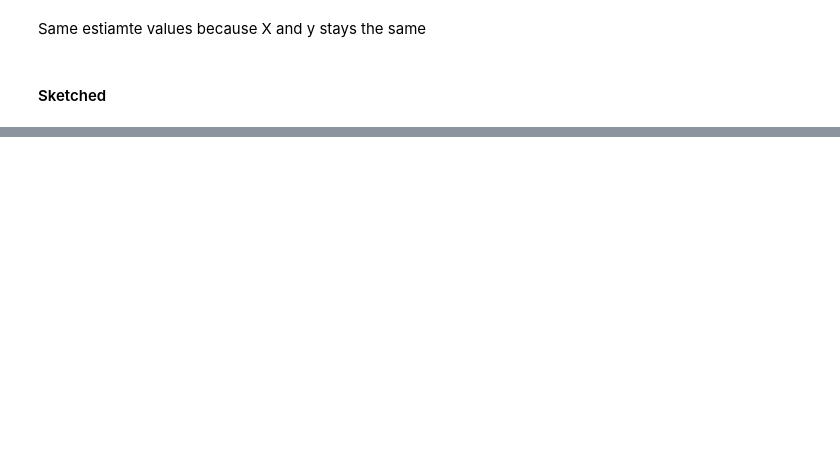
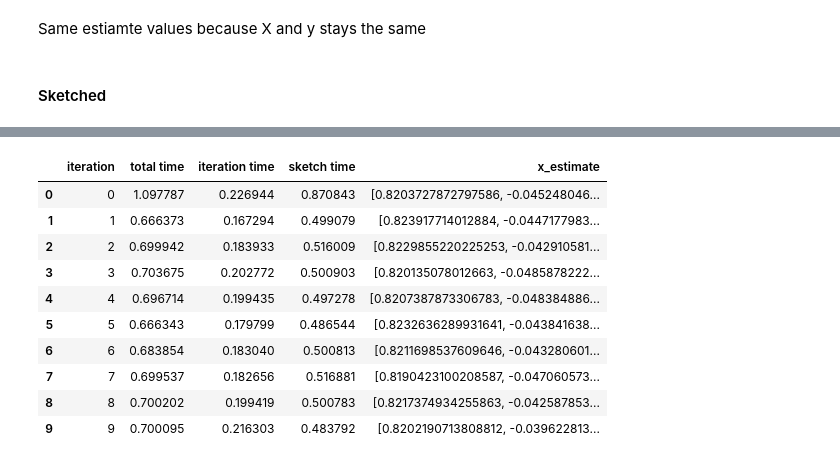
Before and after one commit to LakBoonJun1/DSA4288, a Jupyter notebook: Notebook/OLS.ipynb, the cells around one changed output, grey strips where cells are left out. Drawn from its saved outputs; the diff is of its cells as text; code cells hidden in the pictures; blank space fills up the shorter version.

Commit message:
fast sketch

```diff
--- a/Notebook/OLS.ipynb
+++ b/Notebook/OLS.ipynb
@@ -1227,0 +1256,36 @@ sketched_nplstq_df
+# %%
+iterations = 10
+results = []
+m = 2000
+non_zero_entries = 1 #default 1 for fast sketch
+
+for i in range(iterations):
+    start_time = time.time()
+    S = fast_sketch_matrix(m, n)
+    SX = S @ X
+    SY = S @ y
+
+    sketch_time = time.time() - start_time
+    start_time = time.time()
+    x_estimate, _, _ , _ = np.linalg.lstsq(SX, SY, rcond=None)
+    end_time = time.time()
+    iteration_time = end_time - start_time
+    total_time = iteration_time + sketch_time
+
+    results.append({'iteration': i, 'total time': total_time,'iteration time' : iteration_time, 'sketch time' : sketch_time ,  'x_estimate' : x_estimate})
+
+fast_sketched_nplstq_df = pd.DataFrame(results)
+# %%
+fast_sketched_nplstq_df
+# %% [output]
+|  | iteration | total time | iteration time | sketch time | x_estimate |
+| 0 | 0 | 1.097787 | 0.226944 | 0.870843 | [0.8203727872797586, -0.045248046... |
+| 1 | 1 | 0.666373 | 0.167294 | 0.499079 | [0.823917714012884, -0.0447177983... |
+| 2 | 2 | 0.699942 | 0.183933 | 0.516009 | [0.8229855220225253, -0.042910581... |
+| 3 | 3 | 0.703675 | 0.202772 | 0.500903 | [0.820135078012663, -0.0485878222... |
+| 4 | 4 | 0.696714 | 0.199435 | 0.497278 | [0.8207387873306783, -0.048384886... |
+| 5 | 5 | 0.666343 | 0.179799 | 0.486544 | [0.8232636289931641, -0.043841638... |
+| 6 | 6 | 0.683854 | 0.183040 | 0.500813 | [0.8211698537609646, -0.043280601... |
+| 7 | 7 | 0.699537 | 0.182656 | 0.516881 | [0.8190423100208587, -0.047060573... |
+| 8 | 8 | 0.700202 | 0.199419 | 0.500783 | [0.8217374934255863, -0.042587853... |
+| 9 | 9 | 0.700095 | 0.216303 | 0.483792 | [0.8202190713808812, -0.039622813... |
```
Also changed, not shown: parts of 9 cells of this notebook.
